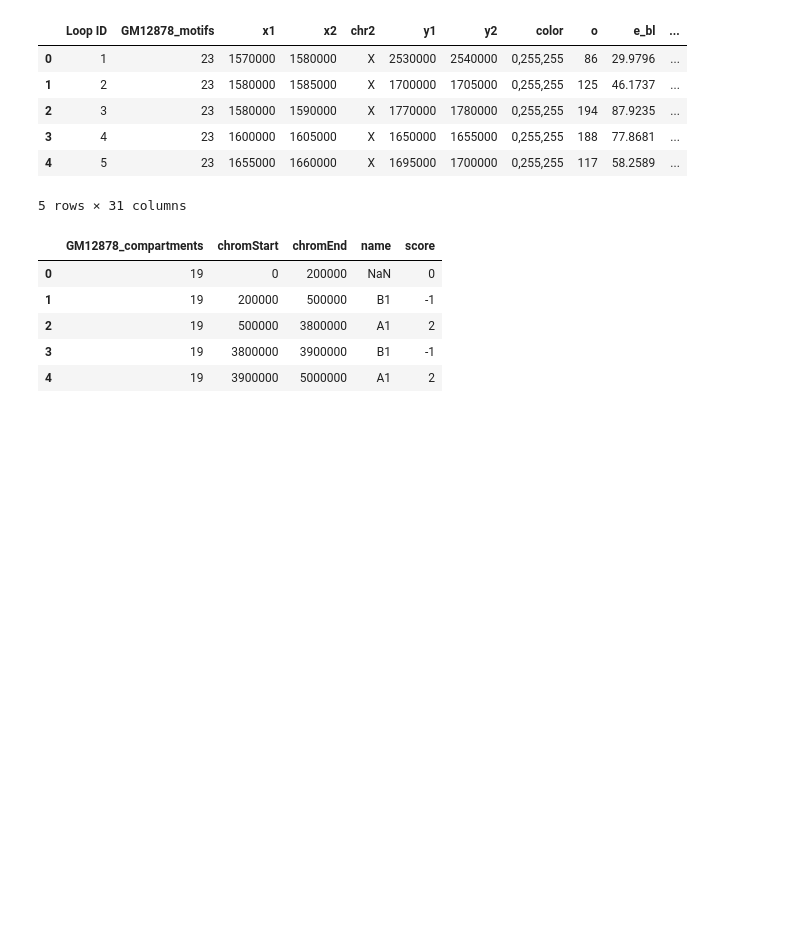
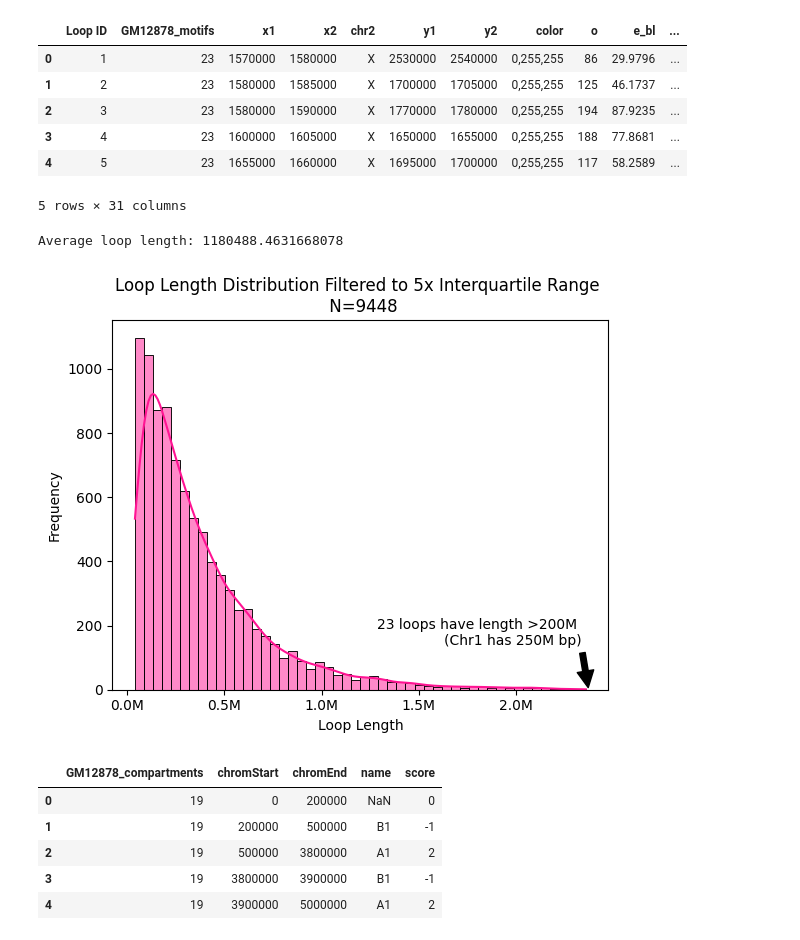
Before and after one commit to darinddv/Hi-C-Loop-Prediction, a Jupyter notebook: chipseq.ipynb, the cells around one changed output. Drawn from its saved outputs; the diff is of its cells as text; code cells hidden in the pictures; blank space fills up the shorter version.

```diff
--- a/chipseq.ipynb
+++ b/chipseq.ipynb
@@ -129,6 +129,57 @@ GM12878_motifs.head()
 | 3 | 4 | 23 | 1600000 | 1605000 | X | 1650000 | 1655000 | 0,255,255 | 188 | 77.8681 | ... |
 | 4 | 5 | 23 | 1655000 | 1660000 | X | 1695000 | 1700000 | 0,255,255 | 117 | 58.2589 | ... |
 5 rows × 31 columns
+# %%
+# Calculate the loop length
+GM12878_motifs['loop_length'] = GM12878_motifs['y2'] - GM12878_motifs['x1']
+
+# Compute the average loop length
+average_loop_length = GM12878_motifs['loop_length'].mean()
+
+# Print the average loop length
+print(f"Average loop length: {average_loop_length}")
+# %% [output]
+Average loop length: 1180488.4631668078
+# %%
+import seaborn as sns
+import matplotlib.pyplot as plt
+from matplotlib.ticker import FuncFormatter
+
+# Calculate Q1 (25th percentile) and Q3 (75th percentile)
+Q1 = GM12878_motifs['loop_length'].quantile(0.25)
+Q3 = GM12878_motifs['loop_length'].quantile(0.75)
+
+# Compute the IQR (Interquartile Range)
+IQR = Q3 - Q1
+
+# Filter out the outliers
+filtered_GM12878_motifs = GM12878_motifs[(GM12878_motifs['loop_length'] >= Q1 - 5 * IQR) &
+                                         (GM12878_motifs['loop_length'] <= Q3 + 5 * IQR)]
+
+# Define a function to format the x-ticks
+def millions(x, pos):
+    'The two args are the value and tick position'
+    return '%1.1fM' % (x * 1e-6)
+
+# Create the formatter
+formatter = FuncFormatter(millions)
+
+# Plotting the loop_length without outliers
+sns.histplot(filtered_GM12878_motifs['loop_length'], bins=50, kde=True, color='deeppink', edgecolor='black', stat='count')
+plt.title(f'Loop Length Distribution Filtered to 5x Interquartile Range \n N={len(GM12878_motifs)}')
+plt.xlabel('Loop Length')
+plt.ylabel('Frequency')
+
+# Apply the formatter to the x-axis
+plt.gca().xaxis.set_major_formatter(formatter)
+
+plt.annotate('23 loops have length >200M \n(Chr1 has 250M bp)', xy=(0.96, 0), xycoords='axes fraction', xytext=(-5, 30),
+             textcoords='offset points', arrowprops=dict(facecolor='black', shrink=0.05),
+             ha='right', va='bottom')
+
+plt.show()
+# %% [output]
+[figure, added]
 # %%
 with open("../2014_map_rao_huntley/GSE63525_GM12878_subcompartments.bed", 'r') as f:
     GM12878_compartments = pd.read_csv(f, sep="\t", names=column_names, comment='#')
```
Also changed, not shown: parts of 10 cells of this notebook.
